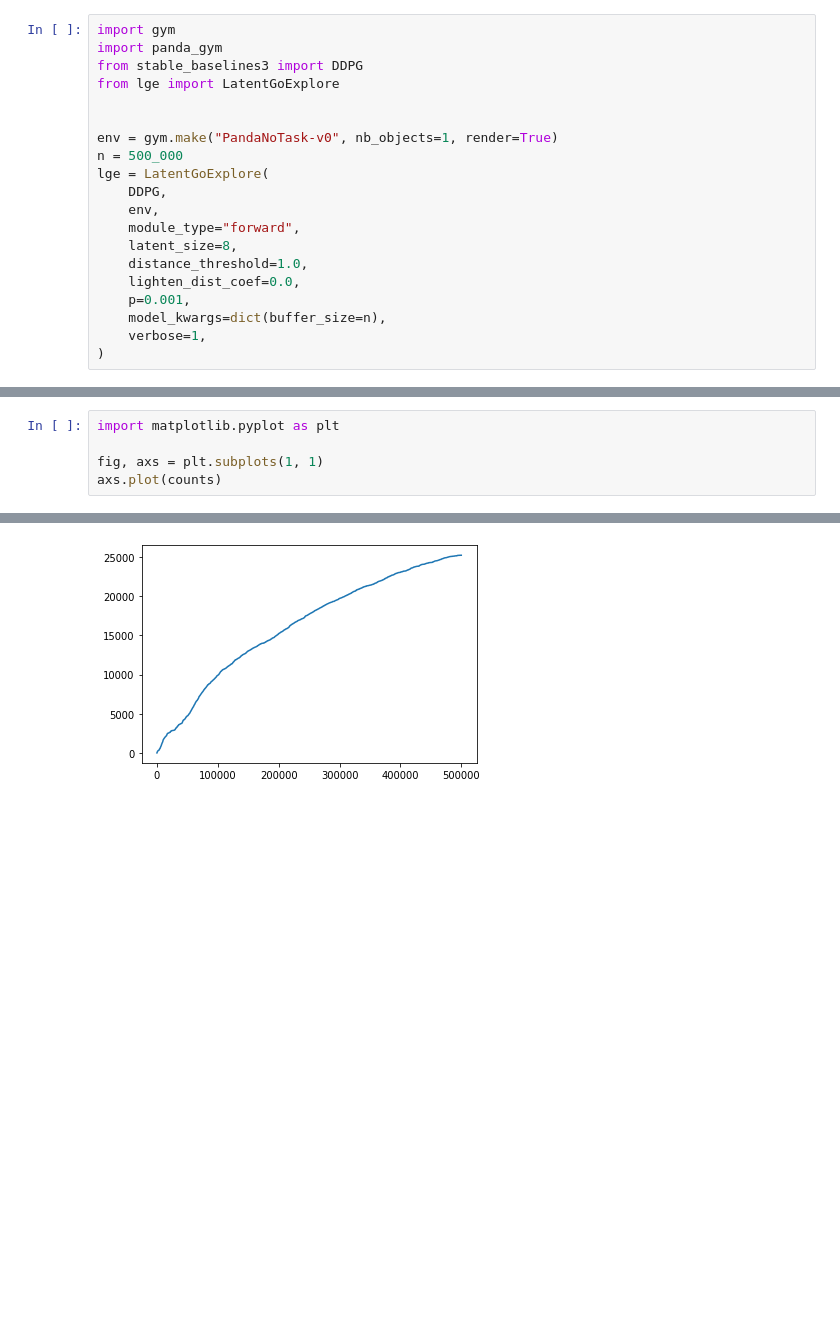
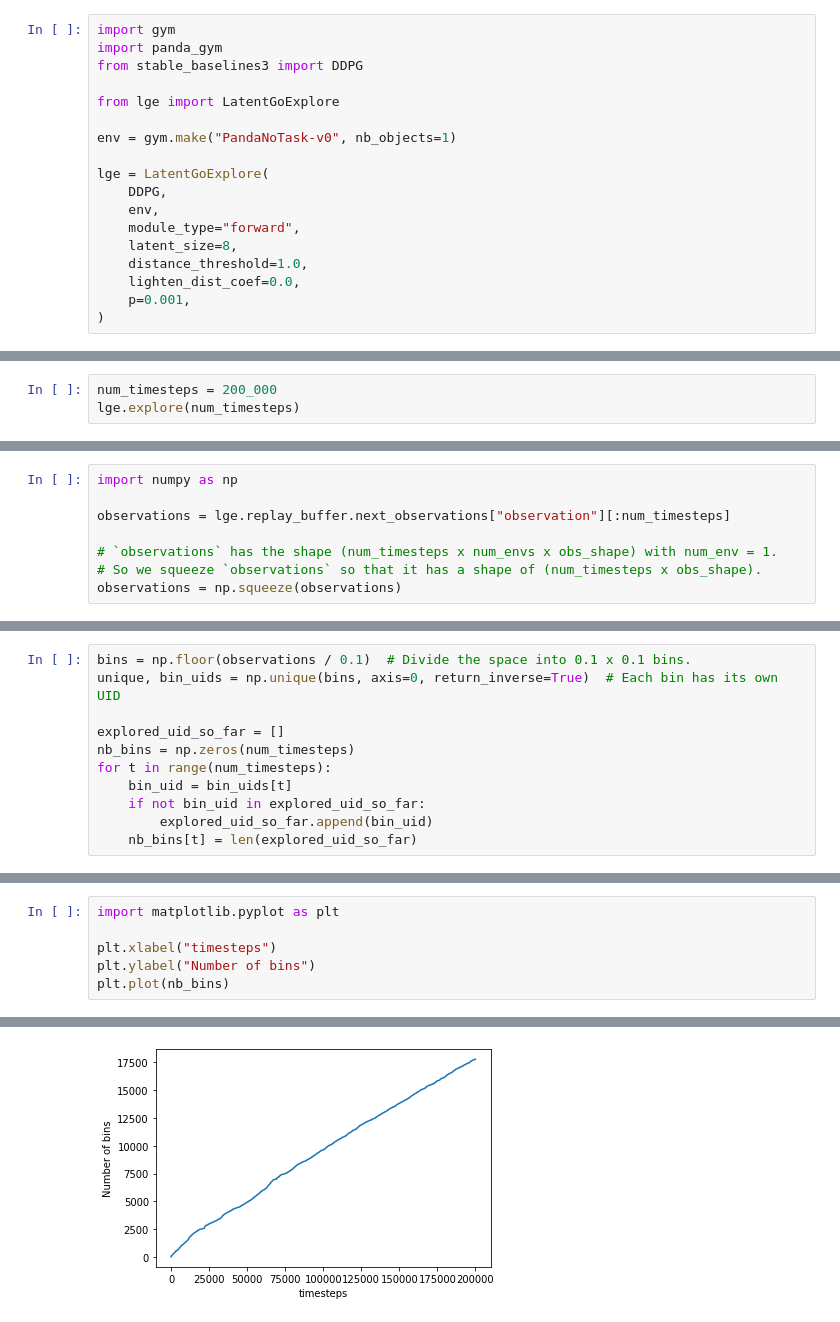
Before and after one commit to qgallouedec/lge, a Jupyter notebook: notebooks/latent_go_explore_panda.ipynb, the cells around one changed output, grey strips where cells are left out. Saved outputs shown, nothing was run; the diff lists cells and outputs as text; blank space fills up the shorter version.

Commit message:
Update notebooks for maze and panda

```diff
--- a/notebooks/latent_go_explore_panda.ipynb
+++ b/notebooks/latent_go_explore_panda.ipynb
@@ -4,11 +10,11 @@
 import gym
 import panda_gym
 from stable_baselines3 import DDPG
+
 from lge import LatentGoExplore
 
+env = gym.make("PandaNoTask-v0", nb_objects=1)
 
-env = gym.make("PandaNoTask-v0", nb_objects=1, render=True)
-n = 500_000
 lge = LatentGoExplore(
     DDPG,
     env,
@@ -17,7 +23,5 @@ lge = LatentGoExplore(
     distance_threshold=1.0,
     lighten_dist_coef=0.0,
     p=0.001,
-    model_kwargs=dict(buffer_size=n),
-    verbose=1,
 )
 # %% [output]
@@ -78,0 +48,3 @@ Plot coverage
+# %%
+num_timesteps = 200_000
+lge.explore(num_timesteps)
@@ -78,0 +55,8 @@ Plot coverage
+# %%
+import numpy as np
+
+observations = lge.replay_buffer.next_observations["observation"][:num_timesteps]
+
+# `observations` has the shape (num_timesteps x num_envs x obs_shape) with num_env = 1.
+# So we squeeze `observations` so that it has a shape of (num_timesteps x obs_shape).
+observations = np.squeeze(observations)
@@ -78,0 +65,11 @@ Plot coverage
+# %%
+bins = np.floor(observations / 0.1)  # Divide the space into 0.1 x 0.1 bins.
+unique, bin_uids = np.unique(bins, axis=0, return_inverse=True)  # Each bin has its own UID
+
+explored_uid_so_far = []
+nb_bins = np.zeros(num_timesteps)
+for t in range(num_timesteps):
+    bin_uid = bin_uids[t]
+    if not bin_uid in explored_uid_so_far:
+        explored_uid_so_far.append(bin_uid)
+    nb_bins[t] = len(explored_uid_so_far)
@@ -79,8 +78,9 @@ Plot coverage
 # %%
 import matplotlib.pyplot as plt
 
-fig, axs = plt.subplots(1, 1)
-axs.plot(counts)
+plt.xlabel("timesteps")
+plt.ylabel("Number of bins")
+plt.plot(nb_bins)
 # %% [output]
 [<matplotlib.lines.Line2D at 0x...>]
-[figure, old version]
+[figure, new version]
```
Also changed, not shown: parts of 22 cells of this notebook, 1 other file.
